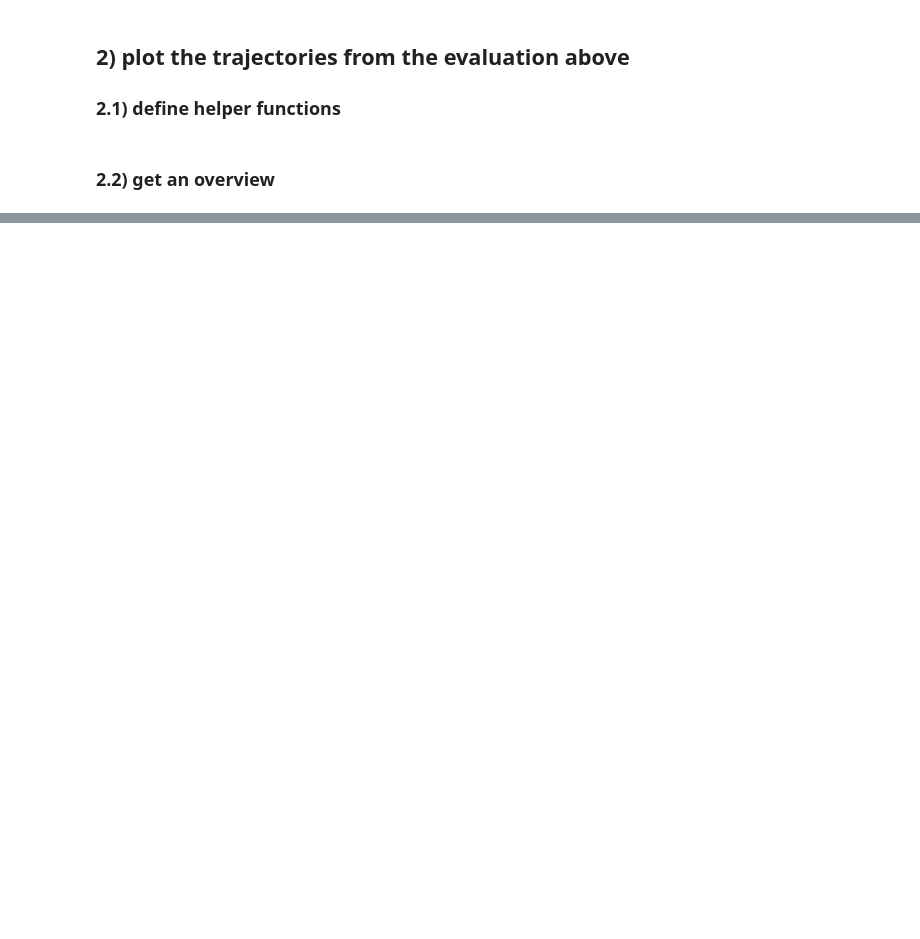
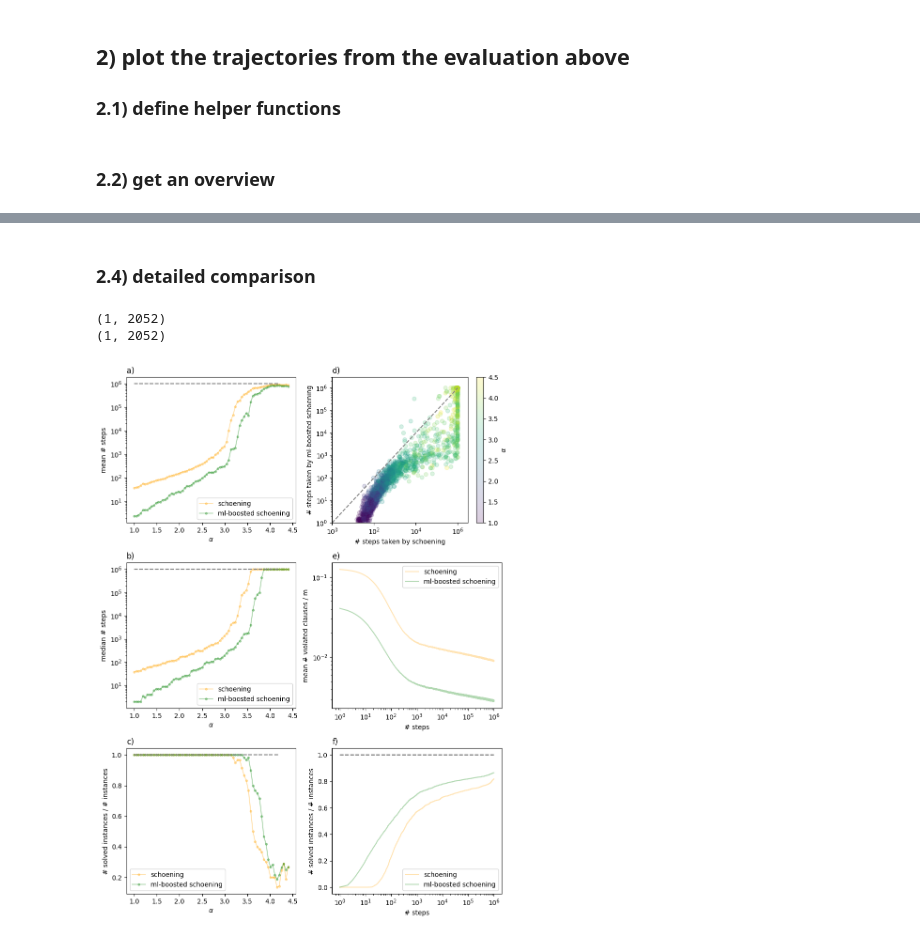
Before and after one commit to porscheofficial/sls_sat_solving_with_deep_learning, a Jupyter notebook: python/src/tutorial.ipynb, the cells around one changed output, grey strips where cells are left out. Cells and saved outputs as stored; diff of their text form; code cells hidden in the pictures; blank space fills up the shorter version.

```diff
--- a/python/src/tutorial.ipynb
+++ b/python/src/tutorial.ipynb
@@ -735,0 +766,19 @@ do_evaluation_multiple_models_paper_legend(saved_eval_path_list, color, average_
+# %% [markdown]
+### 2.4) detailed comparison
+# %%
+saved_eval_path_list=  ["/Users/p403830/Downloads/ml_based_sat_solver_files/trajectories/probsat/schoening.npy",
+                        #"/Users/p403830/Downloads/ml_based_sat_solver_files/trajectories/probsat/LLL_alt_2_norm_bs_120230803-142954probsat.npy",
+                        #"/Users/p403830/Downloads/ml_based_sat_solver_files/trajectories/probsat/DM_2_norm_bs_120230803-125306probsat.npy",
+                        "/Users/p403830/Downloads/ml_based_sat_solver_files/trajectories/probsat/DM_LLL_alt_2_norm_bs_120230803-150920probsat.npy",
+                        #"/Users/p403830/Downloads/ml_based_sat_solver_files/trajectories/probsat/LLL_2_norm_bs_120230803-131052probsat.npy",
+                        #"/Users/p403830/Downloads/ml_based_sat_solver_files/trajectories/probsat/DM_LLL_2_norm_bs_120230803-134950probsat.npy",
+                        ]
+color = ["orange", "green"]
+x = np.linspace(1, 4.4, 71)
+x_vary = 0.05
+plot_save = "/Users/p403830/Downloads/ml_based_sat_solver_files/plots/WalkSAT_detailed"
+do_evaluation_multiple_models_paper2(saved_eval_path_list, color, average_alpha = (x,x_vary), plot_save = plot_save, mode = "schoening")
+# %% [output]
+(1, 2052)
+(1, 2052)
+[figure, added]
```
Also changed, not shown: parts of 7 cells of this notebook, 1 other file.
